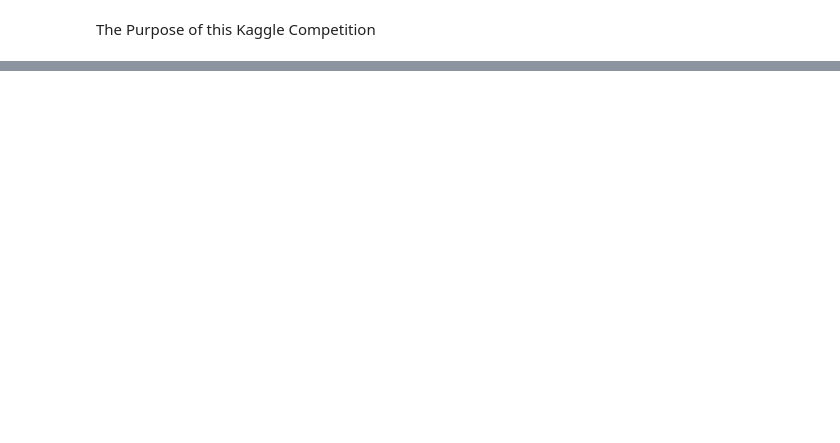
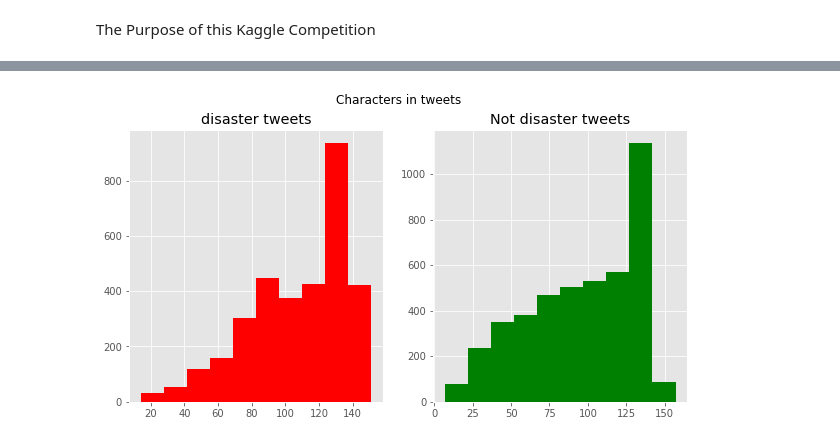
Before and after one commit to JamesUMD/DataScienceProjects, a Jupyter notebook: Tweets/Tweets.ipynb, the cells around one changed output, grey strips where cells are left out. Cells and saved outputs as stored; diff of their text form; code cells hidden in the pictures; blank space fills up the shorter version.

```diff
--- a/Tweets/Tweets.ipynb
+++ b/Tweets/Tweets.ipynb
@@ -67,0 +162,22 @@ memory usage: 102.1+ KB
+# %%
+# Word Distrubution
+
+print(f'Number of unique values in keyword = {train["keyword"].nunique()} (Training) - {test["keyword"].nunique()} (Test)')
+print(f'Number of unique values in location = {train["location"].nunique()} (Training) - {test["location"].nunique()} (Test)')
+
+
+train['target_mean'] = train.groupby('keyword')['target'].transform('mean')
+
+fig = plt.figure(figsize=(8, 72), dpi=100)
+
+sns.countplot(y=train.sort_values(by='target_mean', ascending=False)['keyword'],
+              hue=train.sort_values(by='target_mean', ascending=False)['target'])
+
+plt.tick_params(axis='x', labelsize=15)
+plt.tick_params(axis='y', labelsize=12)
+plt.legend(loc=1)
+plt.title('Target Distribution in Keywords')
+
+plt.show()
+
+train.drop(columns=['target_mean'], inplace=True)
@@ -67,0 +188,13 @@ memory usage: 102.1+ KB
+# %%
+# Character Count
+fig,(ax1,ax2)=plt.subplots(1,2,figsize=(10,5))
+train_len=train[train['target']==1]['text'].str.len()
+ax1.hist(train_len,color='red')
+ax1.set_title('disaster tweets')
+train_len=train[train['target']==0]['text'].str.len()
+ax2.hist(train_len,color='green')
+ax2.set_title('Not disaster tweets')
+fig.suptitle('Characters in tweets')
+plt.show()
+# %% [output]
+[figure, added]
```
Also changed, not shown: parts of 21 cells of this notebook.
